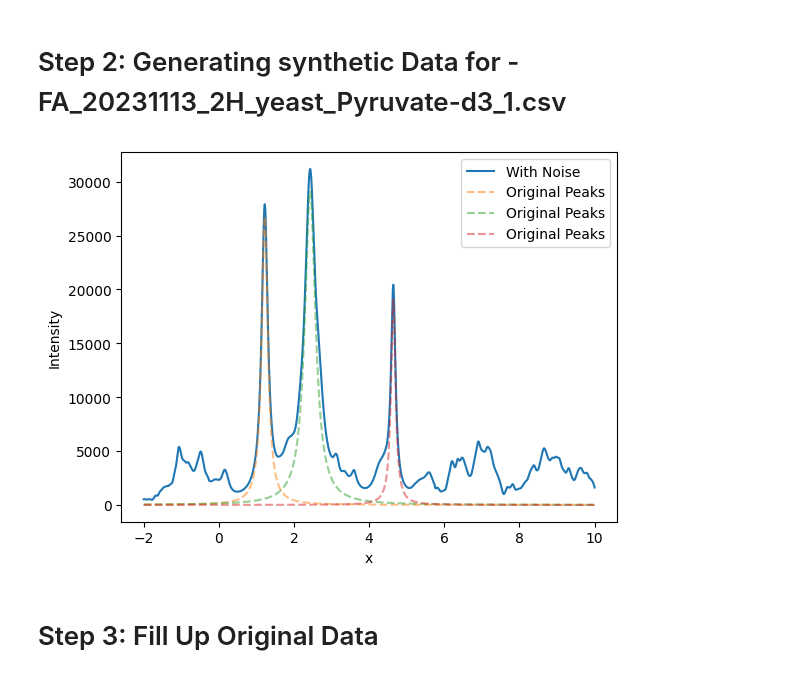
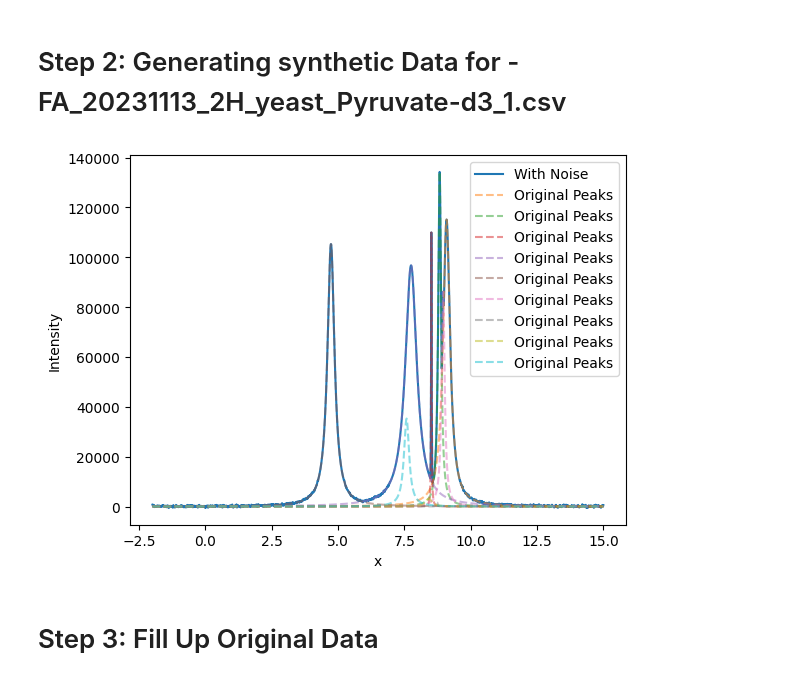
Before and after one commit to RATFIVE/MoinCC-AI4metabolomics, a Jupyter notebook: 03_DeepLearning/ImplementingNeuralNetwork.ipynb, the cells around one changed output. Cells and saved outputs as stored; diff of their text form; code cells hidden in the pictures.

```diff
--- a/03_DeepLearning/ImplementingNeuralNetwork.ipynb
+++ b/03_DeepLearning/ImplementingNeuralNetwork.ipynb
@@ -173,7 +50,11 @@ LoadData.get_metabolite_list('FA_20231113_2H_yeast_Pyruvate-d3_1.csv')
+# %%
+# 'FA_20231206_2H_yeast_Pyruvate-d3_1.ser.csv'
+# 'FA_20240517_2H_yeast_Nicotinamide-d4 _9.csv'
+file = str(Path('FA_20240517_2H_yeast_Nicotinamide-d4 _9.csv'))
+substrates = loaddata.get_substrate_list(file)
+metabolites = loaddata.get_metabolite_list(file)
+substrates = [float(i) for i in substrates]
+metabolites = [float(i) for i in metabolites]
+path_list = loaddata.load_data(file)
 # %% [markdown]
 # Step 1: Loading the data
-# %%
-
-
-path_list = load_data('FA_20231113_2H_yeast_Pyruvate-d3_1.csv')
-print(path_list)
@@ -184,6 +61,6 @@ Path: /home/generalpegasus/Documents/Programme/MoinCC-AI4metabolomics/Data
 # %%
 # shapes of all the csv files
-path_list2 = load_data('.csv')
+path_list2 = loaddata.load_data('.csv')
 
 for path in path_list2:
     df = pd.read_csv(path)
@@ -215,7 +92,7 @@ for file in path_list:
 # %%
 for i in range(len(path_list)):
     df = pd.read_csv(path_list[i])
-    df['sum'] = df.iloc[:,1:].sum(axis=1)
+
 
     x = df.iloc[:,0]
     y = df.iloc[:, 1]
@@ -256,8 +118,9 @@ def lorentzian(x, x0, gamma, height):
 
 
 def generate_random_spectrum(peak_list, spectrum_length=3000):
+
     # Generate random spectrum with Lorentzian peaks
-    x = np.linspace(-2, 10, spectrum_length)  # x range
+    x = np.linspace(-2, 15, spectrum_length)  # x range
     y = np.zeros_like(x)          # initialize y as zeros
     mask = np.zeros_like(x)       # mask to identify peak regions
 
@@ -266,65 +129,59 @@ def generate_random_spectrum(peak_list, spectrum_length=3000):
     gamma_parms = []
     height_parms = []
 
+    x0_substrate_parms = []
+    gamma_substrate_parms = []
+    height_substrate_parms = []
+
     for peak_pos in peak_list:
         metabolism_x0 = peak_pos + np.random.uniform(-0.1, 0.1)
 
-        metabolism_gamma = np.random.uniform(0.05, 0.2)  # Random width (gamma)
-        metabolism_height = np.random.uniform(0, 40000)  # Random height
+        metabolism_gamma = np.random.uniform(0.01, 0.3)  # Random width (gamma)
+        metabolism_height = np.random.uniform(100, df.max().max())  # Random height
         peak_lorenz = lorentzian(x, metabolism_x0, metabolism_gamma, metabolism_height)
-        y += peak_lorenz
-
-
-        # Add more peaks with lower height
-        # create random integer between 1 and 8
-        num_peaks = np.random.randint(1, 5)
-        for _ in range(num_peaks):
-            for _ in range(8):
-                x0 = np.random.uniform(-2, 10)
-                gamma = np.random.uniform(0.05, 0.2)
-                height = np.random.uniform(0, 2000)
-                y += lorentzian(x, x0, gamma, height)
+        y = np.maximum(y, peak_lorenz)  # Use maximum to avoid summing peaks
 
         # Create a mask to identify regions near the peaks (exclude noise here)
-        mask += peak_lorenz > (0.1 * height)  # Masking regions where peak height is significant
+        mask += peak_lorenz > (0.1 * metabolism_height)  # Masking regions where peak height is significant
 
         # Append the parameters for the peak
         x0_parms.append(metabolism_x0)
         gamma_parms.append(metabolism_gamma)
         height_parms.append(metabolism_height)
 
 
+
     # Add noise only outside the peak regions
-    random_noise_level = np.random.uniform(100, spectrum_length)
+    random_noise_level = np.random.uniform(2, df.max().max() / 100)
     noise = np.random.normal(10, random_noise_level, spectrum_length)
 
     # smooth the noise with gaussian filter
-    sigma = random_noise_level / 100
-    noise = gaussian_filter1d(noise, sigma=sigma)
+    sigma = random_noise_level / 800
+    noise = gaussian_filter1d(noise, sigma=1)
 
     y_noisy = y + noise * (mask == 0)  # Add noise only where mask is 0 (outside peaks)
 
     return x, y_noisy, np.array(x0_parms), np.array(gamma_parms), np.array(height_parms)
 
 
 # ----
 
 #peak_list = [2.323, 4.7, 1.201]
-pyruvate_list = [1.2261, 2.468, 4.7]
-x, y_noisy, x0_parms, gamma_parms, height_parms = generate_random_spectrum(pyruvate_list)
+substrates_list = substrates + metabolites
+x, y_noisy, x0_parms, gamma_parms, height_parms = generate_random_spectrum(substrates_list)
 
 # Plot the result
 plt.plot(x, y_noisy, '-', label="With Noise")
 
 for x0, gamma, height in zip(x0_parms, gamma_parms, height_parms):
     lorentz = lorentzian(x, x0, gamma, height)
     plt.plot(x, lorentz, '--', label="Original Peaks", alpha=0.5)
 plt.xlabel('x')
 plt.ylabel('Intensity')
 plt.legend()
 plt.show()
 # %% [output]
-[figure, old version]
+[figure, new version]
 # %% [markdown]
 # Step 3: Fill Up Original Data
 # %%
```
Also changed, not shown: parts of 27 cells of this notebook.
